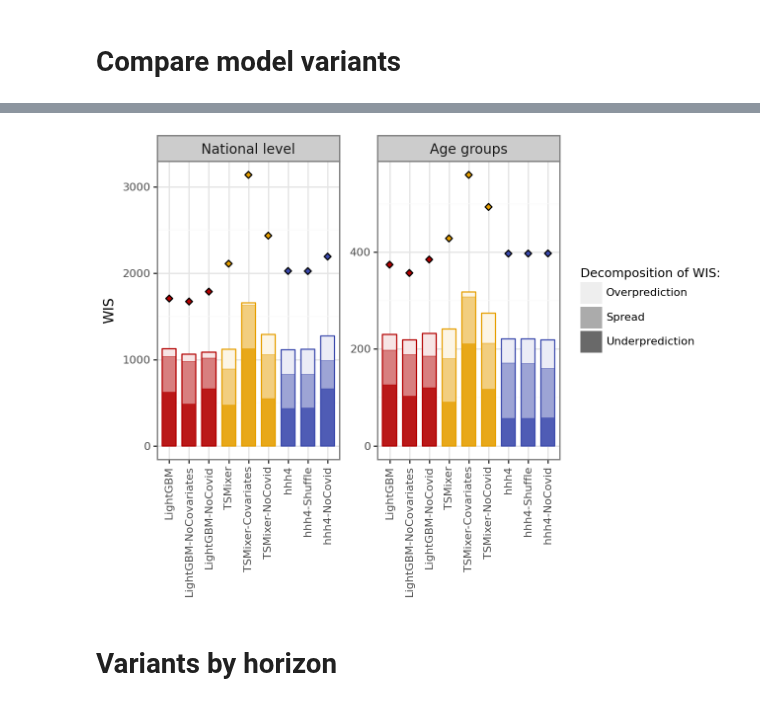
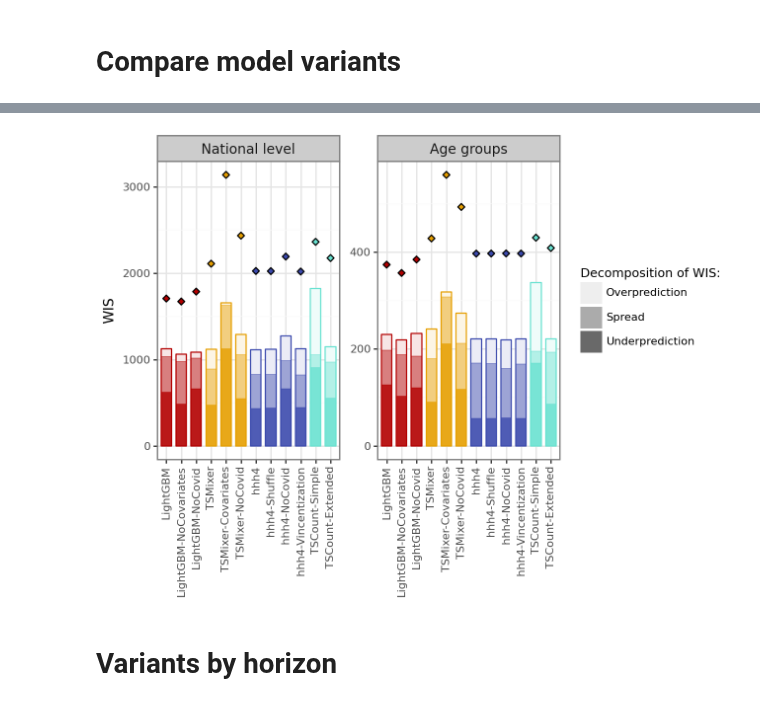
Before and after one commit to dwolffram/replication-sari-forecasting, a Jupyter notebook: code/evaluation.ipynb, the cells around one changed output, grey strips where cells are left out. Cells and saved outputs as stored; diff of their text form; code cells hidden in the pictures.

```diff
--- a/code/evaluation.ipynb
+++ b/code/evaluation.ipynb
@@ -505,24 +515,24 @@ scores_long = load_scores("scores.csv", long_format=True)
 # %%
 p = plot_total_scores(
     scores_long,
     models=[
         "LightGBM",
         "LightGBM-NoCovariates",
         "LightGBM-NoCovid",
         "TSMixer",
         "TSMixer-Covariates",
         "TSMixer-NoCovid",
         "hhh4",
         "hhh4-Shuffle",
         "hhh4-NoCovid",
-        "TSCount-NB-S",
-        "TSCount-NB",
-        "TSCount-Pois",
+        "hhh4-Vincentization",
+        "TSCount-Simple",
+        "TSCount-Extended",
     ],
 )
 p
 # %% [output]
-[figure, old version]
+[figure, new version]
 # %%
 p.save(
     "../figures/wis_model_variants.pdf",
```
Also changed, not shown: parts of 8 cells of this notebook, 15 other files.
